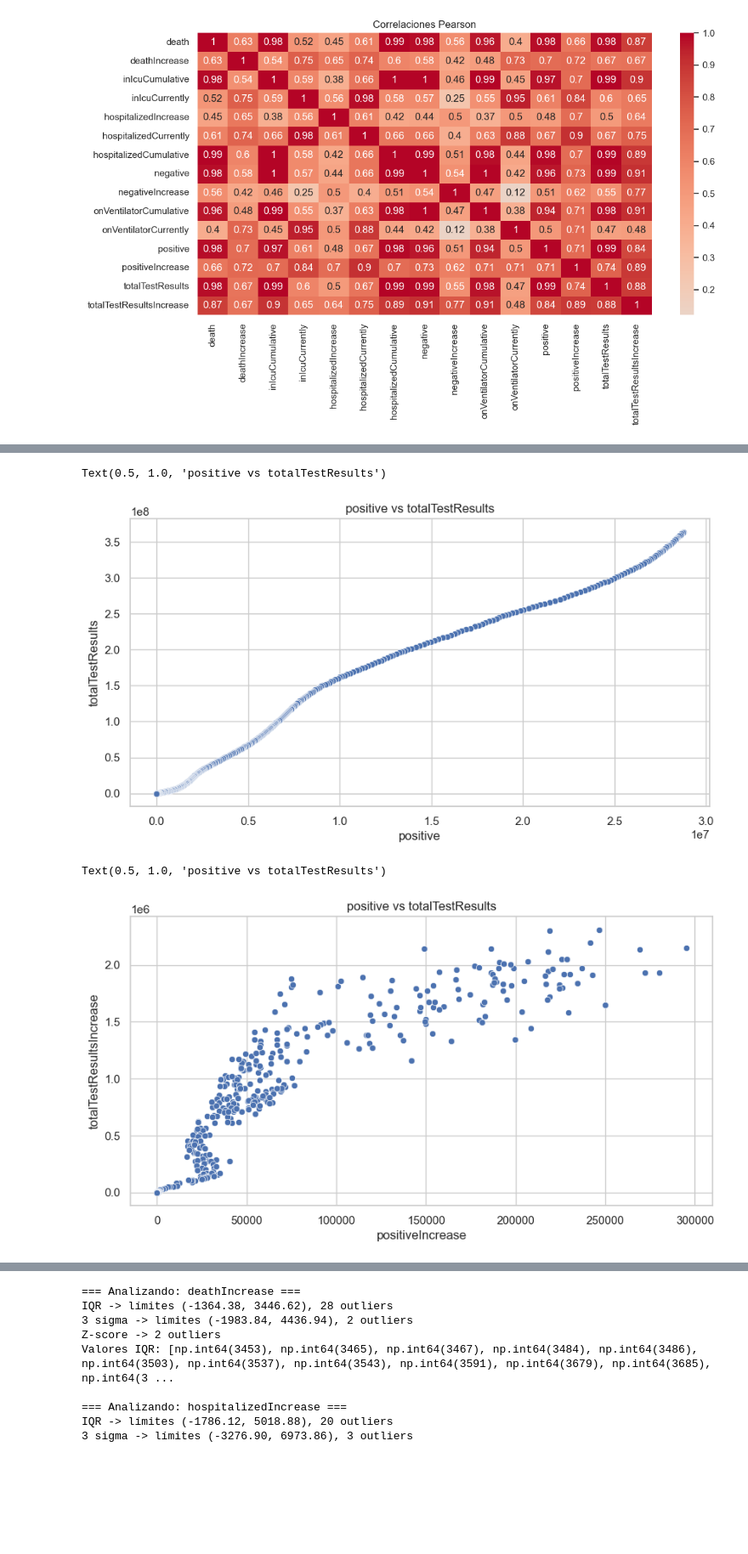
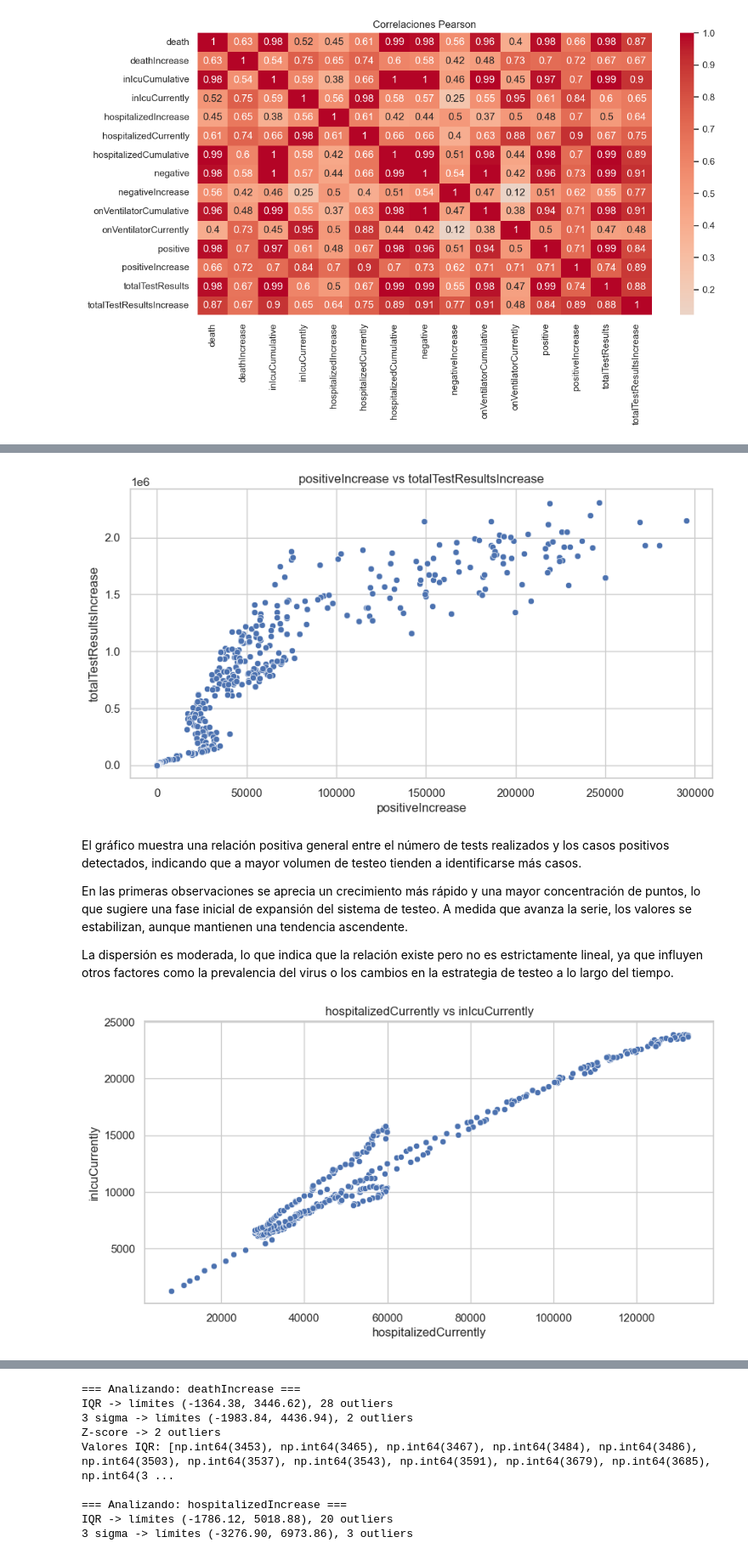
Before and after one commit to Bootcamp-DA-P2/AI-PROJECT-EDA-GRUPO5, a Jupyter notebook: eda_covid.ipynb, the cells around one changed output, grey strips where cells are left out. Shown at 85% size. Saved outputs shown, nothing was run; the diff lists cells and outputs as text; code cells hidden in the pictures; blank space fills up the shorter version.

```diff
--- a/eda_covid.ipynb
+++ b/eda_covid.ipynb
@@ -263,16 +296,22 @@ Text(0.5, 1.0, 'positiveIncrease vs deathIncrease')
 # %%
-# Scatter con color por categoría
+# Scatter entre incrementos de casos positivos y tests realizados
 plt.figure(figsize=(10, 5))
-sns.scatterplot(data=df, x='positive', y='totalTestResults')
-plt.title('positive vs totalTestResults')
+sns.scatterplot(data=df, x='positiveIncrease', y='totalTestResultsIncrease')
+plt.title('positiveIncrease vs totalTestResultsIncrease')
+plt.show()
 # %% [output]
-Text(0.5, 1.0, 'positive vs totalTestResults')
-[figure, old version]
+[figure, new version]
+# %% [markdown]
+El gráfico muestra una relación positiva general entre el número de tests realizados y los casos positivos detectados, indicando que a mayor volumen de testeo tienden a identificarse más casos.
+
+En las primeras observaciones se aprecia un crecimiento más rápido y una mayor concentración de puntos, lo que sugiere una fase inicial de expansión del sistema de testeo. A medida que avanza la serie, los valores se estabilizan, aunque mantienen una tendencia ascendente.
+
+La dispersión es moderada, lo que indica que la relación existe pero no es estrictamente lineal, ya que influyen otros factores como la prevalencia del virus o los cambios en la estrategia de testeo a lo largo del tiempo.
 # %%
-# Scatter con color por categoría
+# Scatter entre pacientes hospitalizados actualmente y pacientes en UCI actualmente
 plt.figure(figsize=(10, 5))
-sns.scatterplot(data=df, x='positiveIncrease', y='totalTestResultsIncrease')
-plt.title('positive vs totalTestResults')
+sns.scatterplot(data=df, x='hospitalizedCurrently', y='inIcuCurrently')
+plt.title('hospitalizedCurrently vs inIcuCurrently')
+plt.show()
 # %% [output]
-Text(0.5, 1.0, 'positive vs totalTestResults')
-[figure, old version]
+[figure, new version]
```
Also changed, not shown: parts of 79 cells of this notebook, 1 other file.
